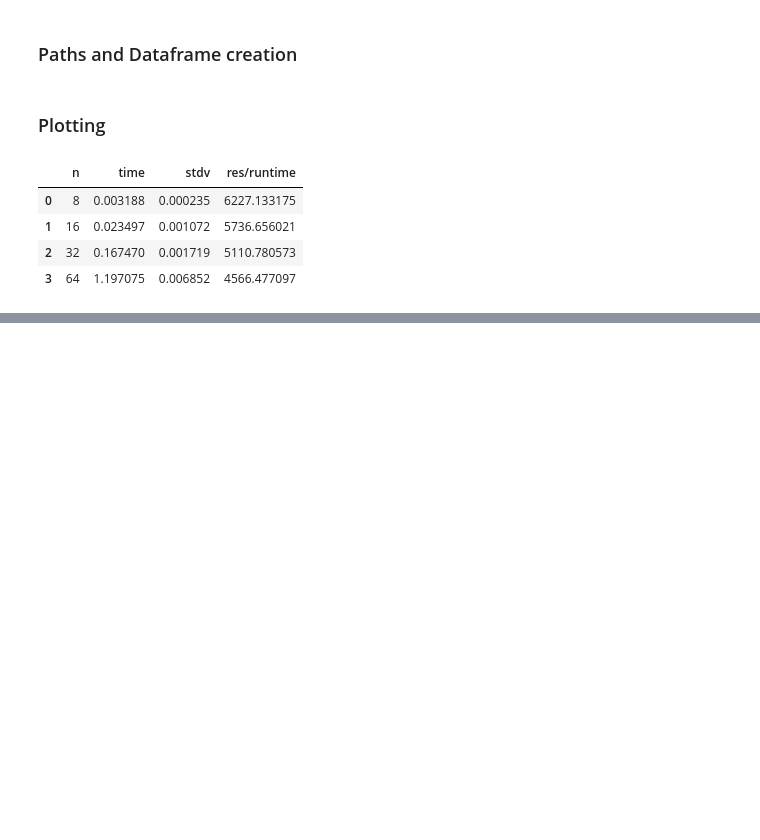
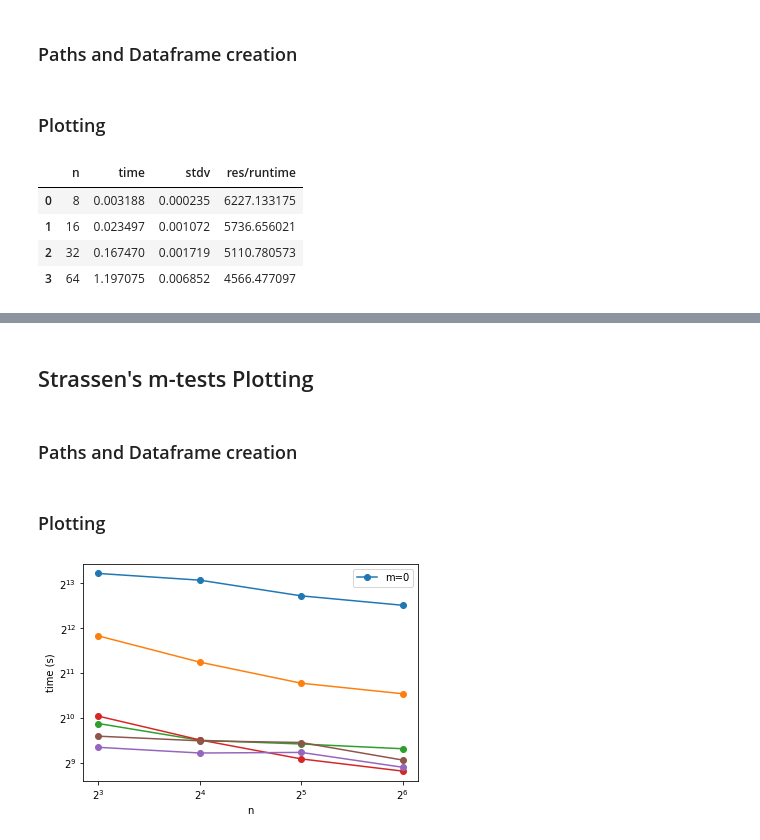
Before and after one commit to katarynka/TheMatrix, a Jupyter notebook: plotting.ipynb, the cells around one changed output, grey strips where cells are left out. Cells and saved outputs as stored; diff of their text form; code cells hidden in the pictures; blank space fills up the shorter version.

```diff
--- a/plotting.ipynb
+++ b/plotting.ipynb
@@ -12,8 +12,8 @@ katarzyna = False
 # %%
 
 if katarzyna:
-    sys.path.append("/home/katarzyna/Documents/school/applied_algo/exam/TheMatrix")
-    path = "/home/katarzyna/Documents/school/applied_algo/exam/TheMatrix/"
+    sys.path.append("/home/katarzyna/Documents/school/applied_algo/exam/fresh_copy/TheMatrix")
+    path = "/home/katarzyna/Documents/school/applied_algo/exam/fresh_copy/TheMatrix/"
 else:
     sys.path.append("/home/gustavgyrst/Desktop/AA_Final/TheMatrix")
     path = "/home/gustavgyrst/Desktop/AA_Final/TheMatrix/"
@@ -19,0 +22,2 @@ else:
+# %%
+plot_path = "experiments/Results/plots/"
@@ -70 +79,43 @@ ax.legend(['m=0'])
 [figure]
+# %% [markdown]
+## Strassen's m-tests Plotting
+# %% [markdown]
+### Paths and Dataframe creation
+# %%
+#insert the relative path
+relative_path = "experiments/Results/strassen_m_experiments/"
+# %%
+name = "_strassen_matrix_multiplication_mtest.csv"
+
+strassens_res = {}
+
+for i in range(len(m_list)):
+    df_name = "df_m"+str(m_list[i])
+    df = pd.read_csv(path + relative_path + str(m_list[i]) + name)
+    df['res/runtime'] = df.apply(lambda x: (1000000000*x['time']) / x['n']**3, axis=1)
+
+    strassens_res[df_name] = df
+# %% [markdown]
+### Plotting
+# %%
+
+fig = plt.figure()
+ax = fig.gca()
+
+for m in m_list:
+    name = "df_m" + str(m)
+    df = strassens_res[name]
+    ax.errorbar(df['n'], df['res/runtime'], capsize = 3.0, marker = 'o')
+
+ax.set_yscale('log', base=2)
+ax.set_xscale('log', base=2)
+
+#outside for-loop
+ax.set_xlabel("n")
+ax.set_ylabel("time (s)")
+ax.legend(['m=0'])
+
+#save plot as pdf
+plt.savefig(path+plot_path+ "strassen_m_experiment_res.pdf")
+# %% [output]
+[figure, added]
```
Also changed, not shown: parts of 6 cells of this notebook, 15 other files.
